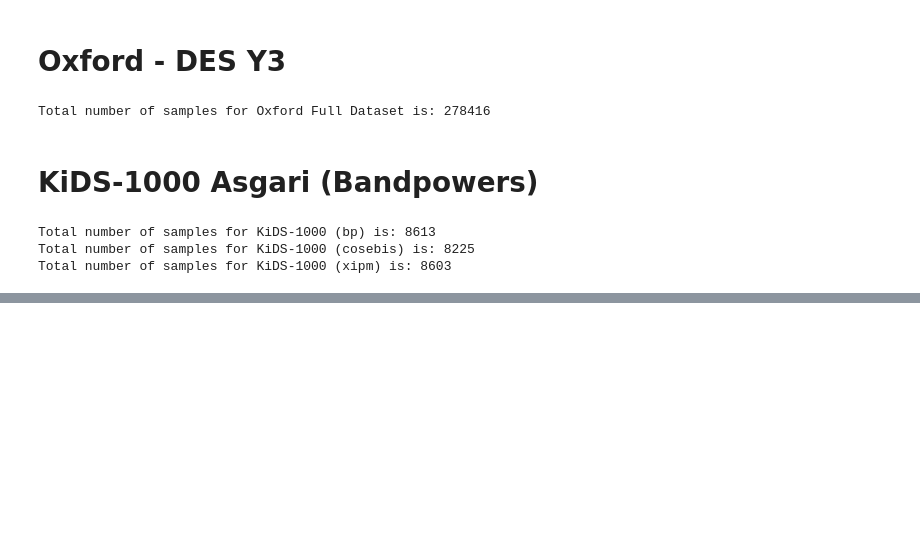
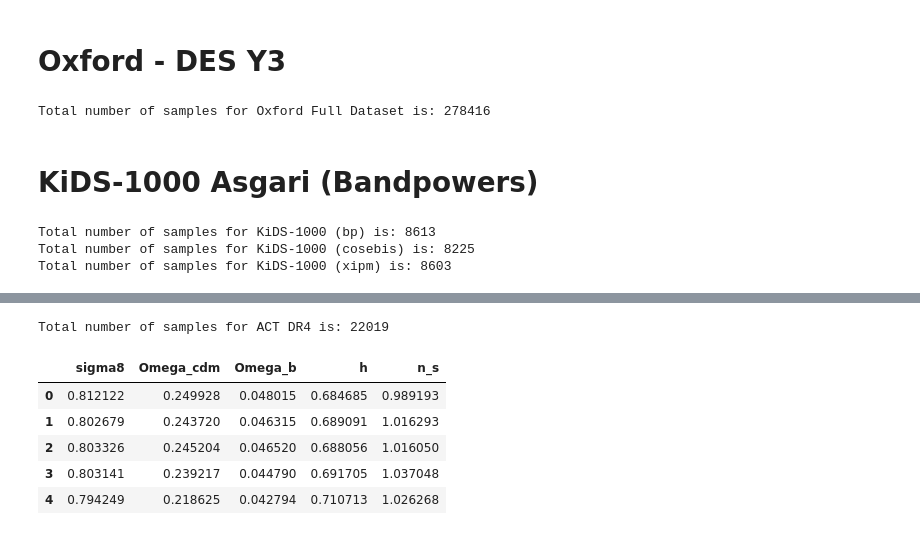
Before and after one commit to Harry45/emuflow, a Jupyter notebook: processing.ipynb, the cells around one changed output, grey strips where cells are left out. Cells and saved outputs as stored; diff of their text form; code cells hidden in the pictures; blank space fills up the shorter version.

```diff
--- a/processing.ipynb
+++ b/processing.ipynb
@@ -281,0 +310,13 @@ Total number of samples for KiDS-1000 (xipm) is: 8603
+# %%
+act_dr4 = process_act_dr4(save=True, burnin=0.0)
+# %% [output]
+Total number of samples for ACT DR4 is: 22019
+# %%
+act_dr4.head()
+# %% [output]
+|  | sigma8 | Omega_cdm | Omega_b | h | n_s |
+| 0 | 0.812122 | 0.249928 | 0.048015 | 0.684685 | 0.989193 |
+| 1 | 0.802679 | 0.243720 | 0.046315 | 0.689091 | 1.016293 |
+| 2 | 0.803326 | 0.245204 | 0.046520 | 0.688056 | 1.016050 |
+| 3 | 0.803141 | 0.239217 | 0.044790 | 0.691705 | 1.037048 |
+| 4 | 0.794249 | 0.218625 | 0.042794 | 0.710713 | 1.026268 |
```
Also changed, not shown: parts of 3 cells of this notebook, 4 other files.
